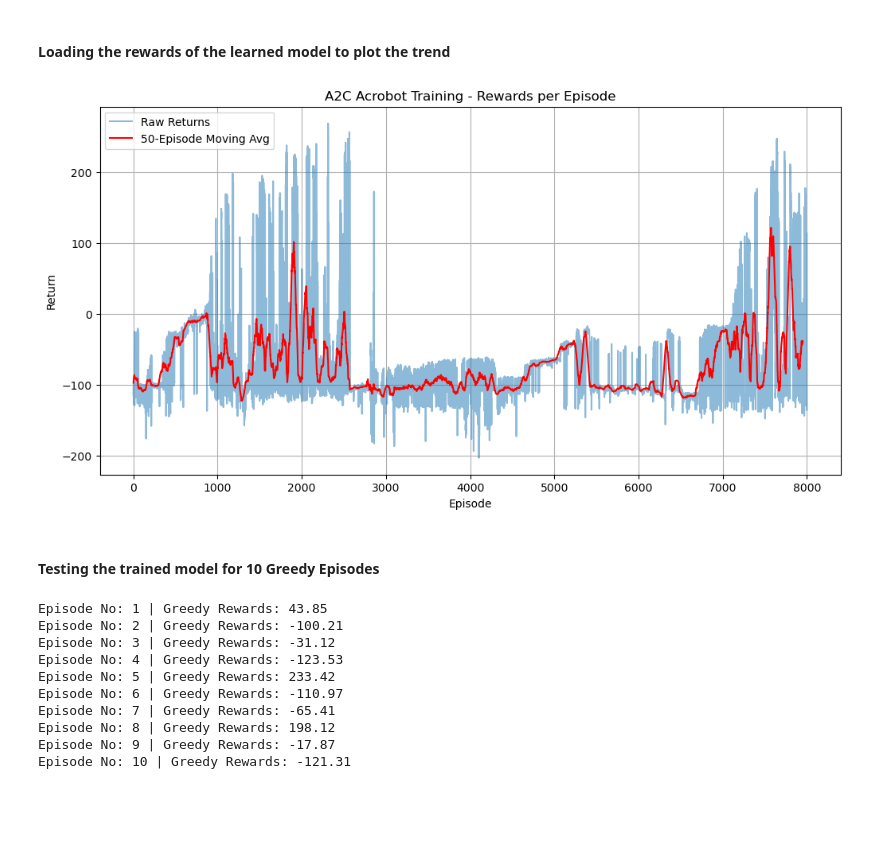
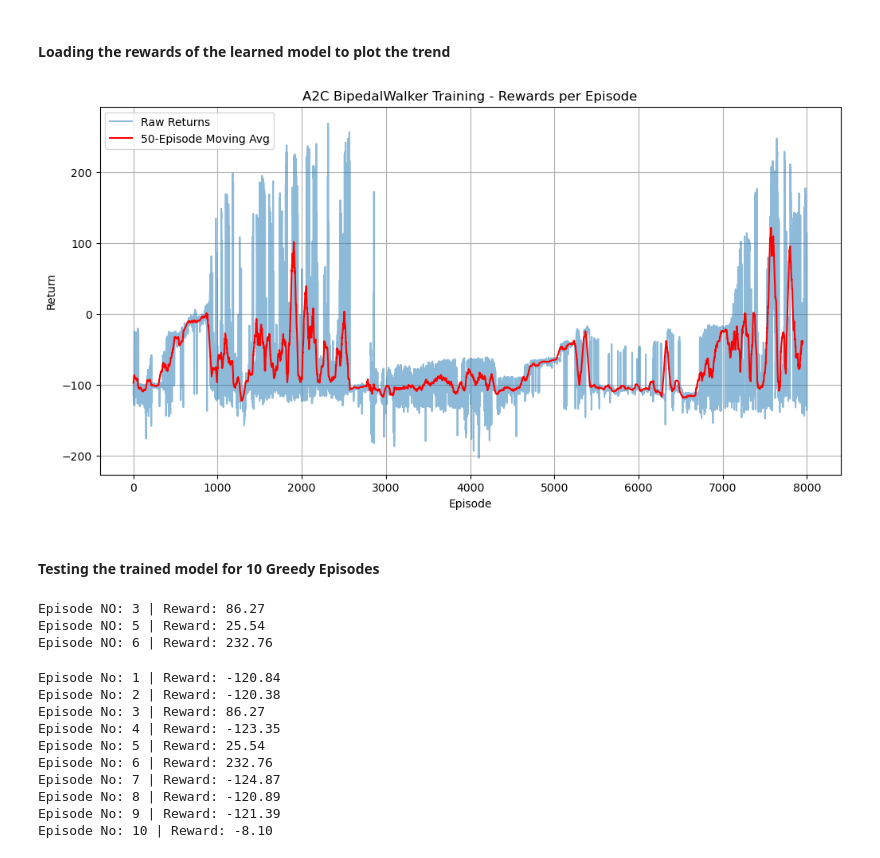
Before and after one commit to shivansh052k/CSE546_Reinforcement_Learning_Assignment_3, a Jupyter notebook: a3_part_3_sgupta67_karamchan.ipynb, the cells around one changed output. Drawn from its saved outputs; the diff is of its cells as text; code cells hidden in the pictures; blank space fills up the shorter version.

```diff
--- a/a3_part_3_sgupta67_karamchan.ipynb
+++ b/a3_part_3_sgupta67_karamchan.ipynb
@@ -566,59 +606,72 @@ model_rewards = pickle.load(open('bipedalwalker_a2c_Returns.pkl', 'rb'))
 # %%
 # Plotting the rewards over the episodes as a smoothened trend
 plt.figure(figsize=(12, 6))
 plt.plot(model_rewards, alpha=0.5, label='Raw Returns')
 smooth_ret = np.convolve(model_rewards, np.ones(50)/50, mode='valid')
 plt.plot(smooth_ret, label='50-Episode Moving Avg', color='red')
-plt.title("A2C Acrobot Training - Rewards per Episode")
+plt.title("A2C BipedalWalker Training - Rewards per Episode")
 plt.xlabel("Episode")
 plt.ylabel("Return")
 plt.legend()
 plt.grid()
 plt.show()
 # %% [output]
-[figure, old version]
+[figure, new version]
 # %% [markdown]
 #### Testing the trained model for 10 Greedy Episodes
 # %%
-ckpt = pickle.load(open('bipedalwalker_a2c_weights.pkl','rb'))
-ENV = "BipedalWalker-v3"
-tmp = gym.make(ENV)
-obs_dim = tmp.observation_space.shape[0]
-act_dim = tmp.action_space.shape[0]
-tmp.close()
+trained_model_weights = pickle.load(open('bipedalwalker_a2c_weights.pkl','rb'))
 
+env_name = "BipedalWalker-v3"
+test_env_bipedal = gym.make(env_name)
+obs_dim = test_env_bipedal.observation_space.shape[0]
+act_dim = test_env_bipedal.action_space.shape[0]
+test_env_bipedal.close()
+
+# Initializing the network
 model = ActorCritic(obs_dim, act_dim)
-model.load_state_dict(ckpt)
+
+# Loading the trained model weights
+model.load_state_dict(trained_model_weights)
 model.eval()
 
-greedy_rewards = []
+greedy_rewards_bipedal = []
 
+# Testing the trained model for 10 episodes
 for ep in range(10):
-    env = gym.make(ENV)
-    s, _ = env.reset()
+    state, _ = test_env_bipedal.reset()
     done = False
-    total_r = 0.0
+    total_reward = 0.0
 
     while not done:
         with torch.no_grad():
-            mu, sd, _ = model(torch.from_numpy(s).float().unsqueeze(0))
+            mu, sd, _ = model(torch.from_numpy(state).float().unsqueeze(0))
         action = mu.squeeze(0).numpy()
-        s, r, term, trunc, _ = env.step(action)
-        total_r += r
-        done = term or trunc
-    env.close()
-    greedy_rewards.append(total_r)
-    print(f"Episode No: {ep+1} | Greedy Rewards: {total_r:.2f}")
+        state, reward, terminated, truncated, _ = test_env_bipedal.step(action)
+        total_reward += reward
+        done = terminated or truncated
+    greedy_rewards_bipedal.append(total_reward)
+
+    if total_reward > 0:
+        print(f"Episode NO: {ep+1} | Reward: {total_reward:.2f}")
+    test_env_bipedal.close()
 # %% [output]
-Episode No: 1 | Greedy Rewards: 43.85
-Episode No: 2 | Greedy Rewards: -100.21
-Episode No: 3 | Greedy Rewards: -31.12
-Episode No: 4 | Greedy Rewards: -123.53
-Episode No: 5 | Greedy Rewards: 233.42
-Episode No: 6 | Greedy Rewards: -110.97
-Episode No: 7 | Greedy Rewards: -65.41
-Episode No: 8 | Greedy Rewards: 198.12
-Episode No: 9 | Greedy Rewards: -17.87
-Episode No: 10 | Greedy Rewards: -121.31
+Episode NO: 3 | Reward: 86.27
+Episode NO: 5 | Reward: 25.54
+Episode NO: 6 | Reward: 232.76
+# %%
+for ep in range(10):
+    print(f"Episode No: {ep+1} | Reward: {greedy_rewards_bipedal[ep]:.2f}")
+# %% [output]
+Episode No: 1 | Reward: -120.84
+Episode No: 2 | Reward: -120.38
+Episode No: 3 | Reward: 86.27
+Episode No: 4 | Reward: -123.35
+Episode No: 5 | Reward: 25.54
+Episode No: 6 | Reward: 232.76
+Episode No: 7 | Reward: -124.87
+Episode No: 8 | Reward: -120.89
+Episode No: 9 | Reward: -121.39
+Episode No: 10 | Reward: -8.10
 # %%
 plt.figure(figsize=(12, 6))
```
Also changed, not shown: parts of 6 cells of this notebook.
